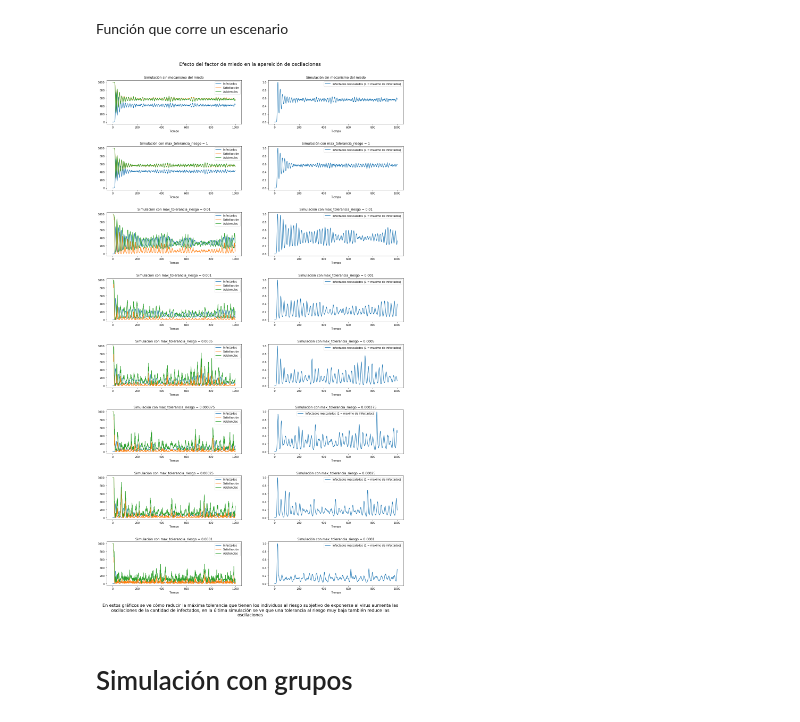
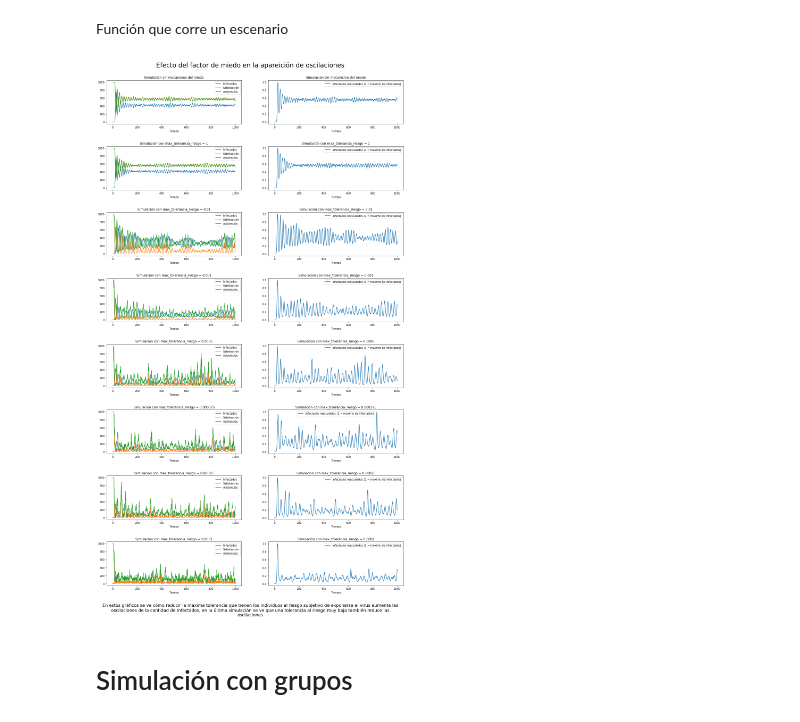
Before and after one commit to LautaroLasorsa/TP-Simulaci-n, a Jupyter notebook: Informe.ipynb, the cells around one changed output. Drawn from its saved outputs; the diff is of its cells as text; code cells hidden in the pictures.

```diff
--- a/Informe.ipynb
+++ b/Informe.ipynb
@@ -134,15 +134,15 @@ resultados_riesgo = [Probar_Escenario_Riesgo(max_tolerancia_riesgo) for max_tole
 # %%
 fig, ax = plt.subplots(nrows=len(max_tolerancia_riesgos), ncols=2, figsize=(20, 4 * len(max_tolerancia_riesgos)), gridspec_kw={'hspace': 0.5})
 descripcion = 'En estos gráficos se ve cómo reducir la máxima tolerancia que tienen los individuos al riesgo subjetivo de exponerse al virus aumenta las oscilaciones de la cantidad de infectados, en la última simulación se ve que una tolerancia al riesgo muy baja también reduce las oscilaciones'
 descripcion = textwrap.fill(descripcion, width=140)
-fig.suptitle('Efecto del factor de miedo en la apareición de oscilaciones', fontsize=18)
+fig.suptitle('Efecto del factor de miedo en la apareición de oscilaciones', fontsize=24)
 fig.text(0.5, 0.075,descripcion , ha='center', fontsize=16,)
 fig.subplots_adjust(top=0.95)  # Adjust the top spacing
 for i, resultado in enumerate(resultados_riesgo):
     PlotSimulacion(ax[i, 0], ax[i, 1], *resultado)
 plt.show()
 # %% [output]
-[figure, old version]
+[figure, new version]
 # %% [markdown]
 # Simulación con grupos
 # %% [markdown]
```
Also changed, not shown: parts of 21 cells of this notebook.
